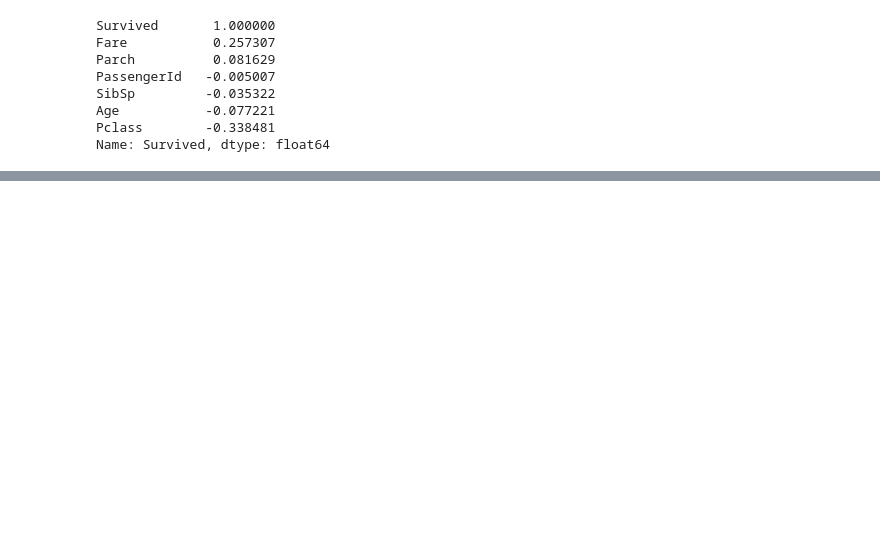
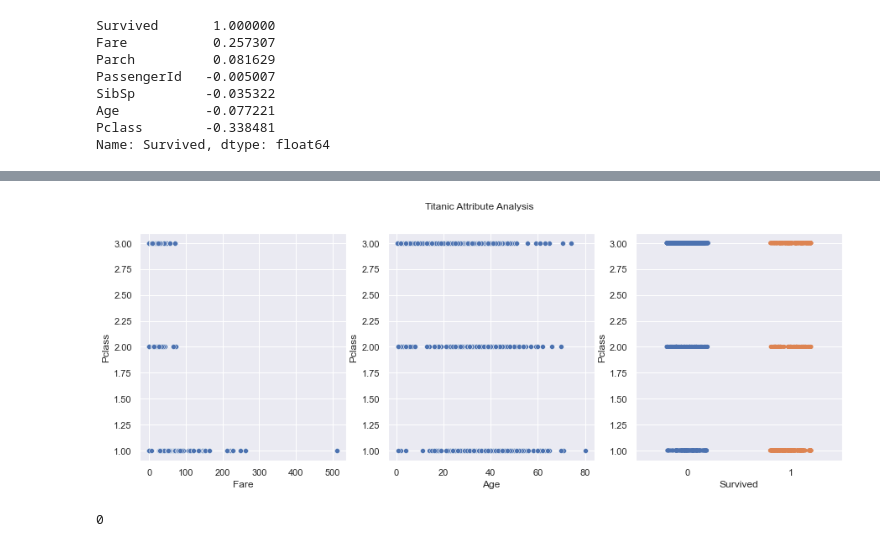
Before and after one commit to mtsoukup/MSDS422, a Jupyter notebook: MTS - Module 1 Discussion Part 2 - Titanic EDA.ipynb, the cells around one changed output, grey strips where cells are left out. Drawn from its saved outputs; the diff is of its cells as text; code cells hidden in the pictures; blank space fills up the shorter version.

```diff
--- a/MTS - Module 1 Discussion Part 2 - Titanic EDA.ipynb
+++ b/MTS - Module 1 Discussion Part 2 - Titanic EDA.ipynb
@@ -154,0 +159,15 @@ Name: Survived, dtype: float64
+# %%
+fig, axes = plt.subplots(1,3, figsize = (15,5))
+fig.suptitle('Titanic Attribute Analysis')
+sns.scatterplot(ax = axes[0], x = titanic['Fare'], y = titanic['Pclass'])
+sns.scatterplot(ax = axes[1], x = titanic['Age'], y = titanic['Pclass'])
+sns.stripplot(ax = axes[2], x = titanic['Survived'], y = titanic['Pclass'], jitter = 0.2)
+plt.savefig('/Users/mikesoukup/Desktop/NU MSDS/MSDS 422/Module 1/Sub_pairplot.png')
+plt.show()
+# %% [output]
+[figure, added]
+# %%
+#Good way to count number of duplicated rows!
+titanic.duplicated().sum()
+# %% [output]
+0
```
Also changed, not shown: parts of 44 cells of this notebook.
